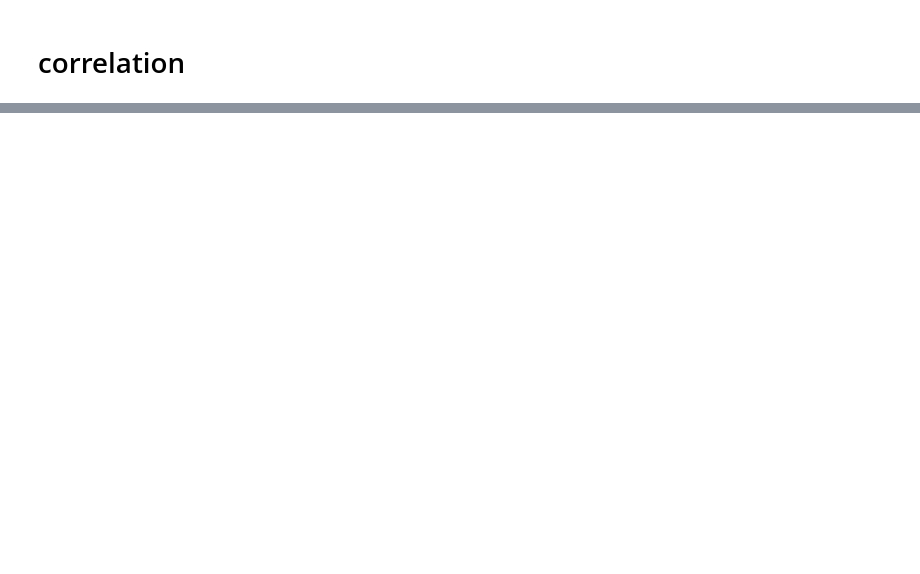
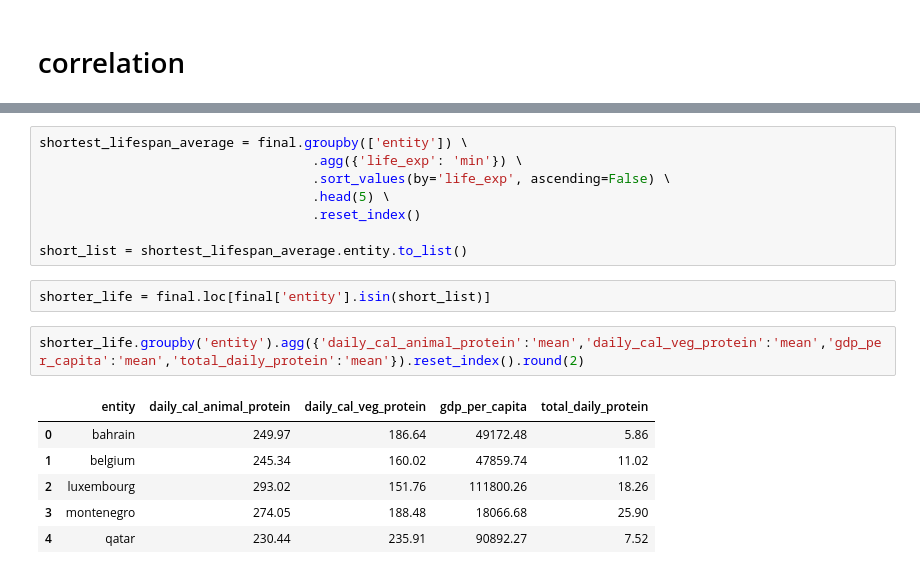
Before and after one commit to NSS-Full-Time-Data-Analytics-14/jonny_farro_cap, a Jupyter notebook: jonnyfarro_capstone_notebook.ipynb, the cells around one changed output, grey strips where cells are left out. Drawn from its saved outputs; the diff is of its cells as text; blank space fills up the shorter version.

```diff
--- a/jonnyfarro_capstone_notebook.ipynb
+++ b/jonnyfarro_capstone_notebook.ipynb
@@ -194,0 +321,19 @@ final.columns
+# %%
+shortest_lifespan_average = final.groupby(['entity']) \
+                                   .agg({'life_exp': 'min'}) \
+                                   .sort_values(by='life_exp', ascending=False) \
+                                   .head(5) \
+                                   .reset_index()
+
+short_list = shortest_lifespan_average.entity.to_list()
+# %%
+shorter_life = final.loc[final['entity'].isin(short_list)]
+# %%
+shorter_life.groupby('entity').agg({'daily_cal_animal_protein':'mean','daily_cal_veg_protein':'mean','gdp_per_capita':'mean','total_daily_protein':'mean'}).reset_index().round(2)
+# %% [output]
+|  | entity | daily_cal_animal_protein | daily_cal_veg_protein | gdp_per_capita | total_daily_protein |
+| 0 | bahrain | 249.97 | 186.64 | 49172.48 | 5.86 |
+| 1 | belgium | 245.34 | 160.02 | 47859.74 | 11.02 |
+| 2 | luxembourg | 293.02 | 151.76 | 111800.26 | 18.26 |
+| 3 | montenegro | 274.05 | 188.48 | 18066.68 | 25.90 |
+| 4 | qatar | 230.44 | 235.91 | 90892.27 | 7.52 |
```
Also changed, not shown: parts of 26 cells of this notebook.
